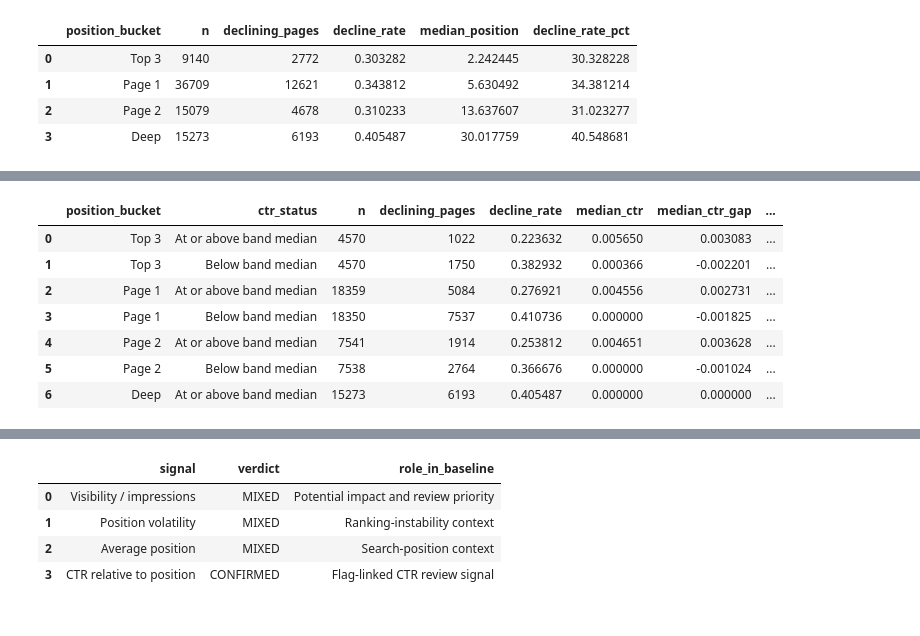
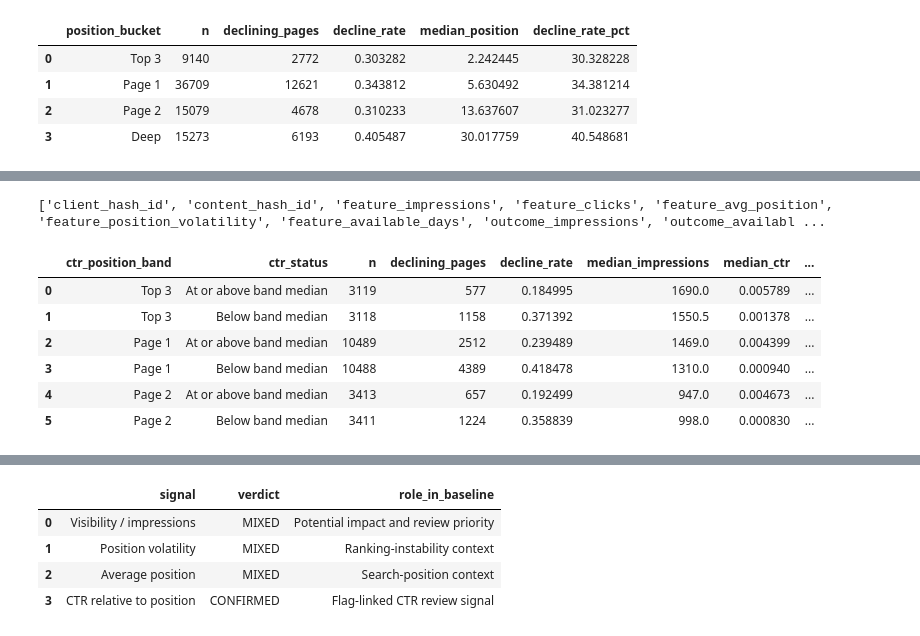
Before and after one commit to Zafar488/flyrank-ml-internship, a Jupyter notebook: work/notebooks/w04_signal_audit.ipynb, the cells around one changed output, grey strips where cells are left out. Saved outputs shown, nothing was run; the diff lists cells and outputs as text; code cells hidden in the pictures.

```diff
--- a/work/notebooks/w04_signal_audit.ipynb
+++ b/work/notebooks/w04_signal_audit.ipynb
@@ -443,9 +566,8 @@ A positive result would support using ranking instability as one part of a revie
 # %%
-# Use rank-based quartiles so each bucket has meaningful sample size
 audit_frame["volatility_bucket"] = pd.qcut(
-    audit_frame["feature_position_volatility"].rank(
-        method="first"
-    ),
+    audit_frame[
+        "feature_position_volatility"
+    ].rank(method="first"),
     q=4,
     labels=[
         "Low",
@@ -631,66 +796,83 @@ This tests whether position-adjusted low CTR is associated with a different obse
+# %%
+print(audit_frame.columns.tolist())
+# %% [output]
+['client_hash_id', 'content_hash_id', 'feature_impressions', 'feature_clicks', 'feature_avg_position', 'feature_position_volatility', 'feature_available_days', 'outcome_impressions', 'outcome_availabl ...
 # %%
-# Position bands already exist from Signal Test 3
+# Restrict the CTR audit to sufficiently visible pages
+# in positions where CTR review is operationally meaningful.
+ctr_audit = audit_frame[
+    (audit_frame["feature_impressions"] >= 500)
+    & (audit_frame["feature_avg_position"] > 0)
+    & (audit_frame["feature_avg_position"] <= 20)
+].copy()
 
-position_ctr_reference = (
-    audit_frame
+# Position bands for fair CTR comparison
+ctr_audit["ctr_position_band"] = pd.cut(
+    ctr_audit["feature_avg_position"],
+    bins=[0, 3, 10, 20],
+    labels=["Top 3", "Page 1", "Page 2"],
+    include_lowest=True,
+)
+
+# Expected CTR = median CTR inside the same position band
+ctr_reference = (
+    ctr_audit
     .groupby(
-        "position_bucket",
-        observed=True,
+        "ctr_position_band",
+        observed=True
     )["feature_ctr"]
     .median()
     .rename("expected_ctr_for_band")
 )
 
-audit_frame = audit_frame.merge(
-    position_ctr_reference,
-    left_on="position_bucket",
+ctr_audit = ctr_audit.merge(
+    ctr_reference,
+    left_on="ctr_position_band",
     right_index=True,
     how="left",
 )
 
-audit_frame["ctr_gap"] = (
-    audit_frame["feature_ctr"]
-    - audit_frame["expected_ctr_for_band"]
+# CTR gap relative to comparable pages
+ctr_audit["ctr_gap"] = (
+    ctr_audit["feature_ctr"]
+    - ctr_audit["expected_ctr_for_band"]
 )
 
-audit_frame["ctr_status"] = np.where(
-    audit_frame["ctr_gap"] < 0,
+ctr_audit["ctr_status"] = np.where(
+    ctr_audit["ctr_gap"] < 0,
     "Below band median",
     "At or above band median",
 )
 
 flag_linked_table = (
-    audit_frame
+    ctr_audit
     .groupby(
-        [
-            "position_bucket",
-            "ctr_status",
-        ],
+        ["ctr_position_band", "ctr_status"],
         observed=True,
     )
     .agg(
         n=("is_declining_proxy", "size"),
         declining_pages=("is_declining_proxy", "sum"),
         decline_rate=("is_declining_proxy", "mean"),
+        median_impressions=("feature_impressions", "median"),
         median_ctr=("feature_ctr", "median"),
         median_ctr_gap=("ctr_gap", "median"),
     )
     .reset_index()
 )
 
 flag_linked_table["decline_rate_pct"] = (
     100 * flag_linked_table["decline_rate"]
 )
 
 flag_linked_table
 # %% [output]
-|  | position_bucket | ctr_status | n | declining_pages | decline_rate | median_ctr | median_ctr_gap | ... |
-| 0 | Top 3 | At or above band median | 4570 | 1022 | 0.223632 | 0.005650 | 0.003083 | ... |
-| 1 | Top 3 | Below band median | 4570 | 1750 | 0.382932 | 0.000366 | -0.002201 | ... |
-| 2 | Page 1 | At or above band median | 18359 | 5084 | 0.276921 | 0.004556 | 0.002731 | ... |
-| 3 | Page 1 | Below band median | 18350 | 7537 | 0.410736 | 0.000000 | -0.001825 | ... |
-| 4 | Page 2 | At or above band median | 7541 | 1914 | 0.253812 | 0.004651 | 0.003628 | ... |
-| 5 | Page 2 | Below band median | 7538 | 2764 | 0.366676 | 0.000000 | -0.001024 | ... |
-| 6 | Deep | At or above band median | 15273 | 6193 | 0.405487 | 0.000000 | 0.000000 | ... |
+|  | ctr_position_band | ctr_status | n | declining_pages | decline_rate | median_impressions | median_ctr | ... |
+| 0 | Top 3 | At or above band median | 3119 | 577 | 0.184995 | 1690.0 | 0.005789 | ... |
+| 1 | Top 3 | Below band median | 3118 | 1158 | 0.371392 | 1550.5 | 0.001378 | ... |
+| 2 | Page 1 | At or above band median | 10489 | 2512 | 0.239489 | 1469.0 | 0.004399 | ... |
+| 3 | Page 1 | Below band median | 10488 | 4389 | 0.418478 | 1310.0 | 0.000940 | ... |
+| 4 | Page 2 | At or above band median | 3413 | 657 | 0.192499 | 947.0 | 0.004673 | ... |
+| 5 | Page 2 | Below band median | 3411 | 1224 | 0.358839 | 998.0 | 0.000830 | ... |
 # %%
 flag_summary = (
```
Also changed, not shown: parts of 35 cells of this notebook.
